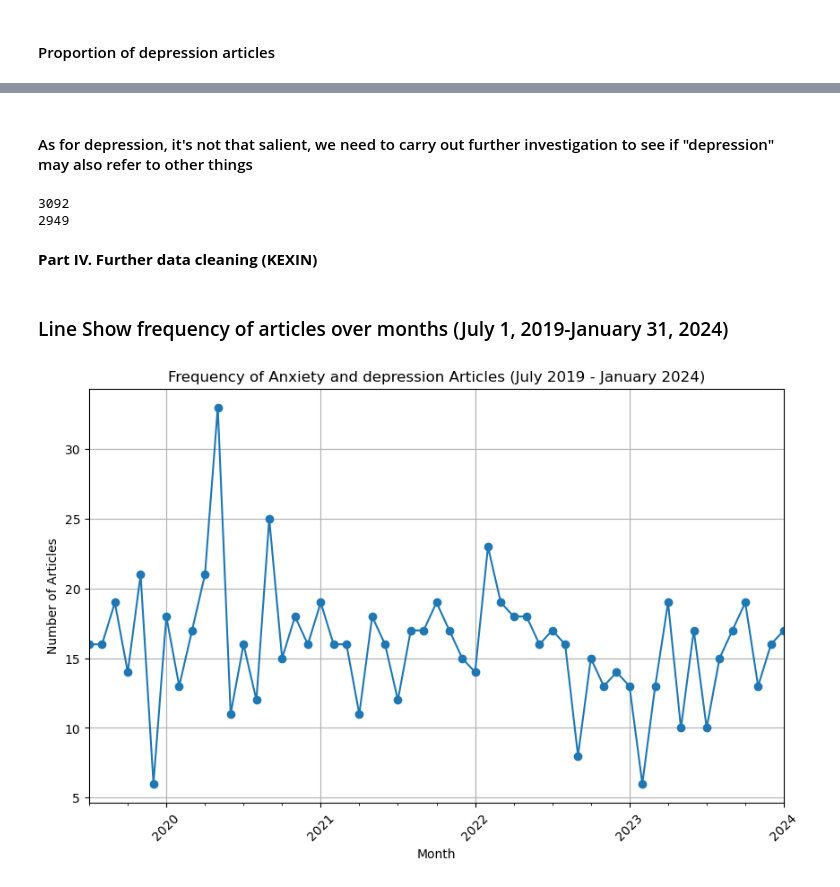
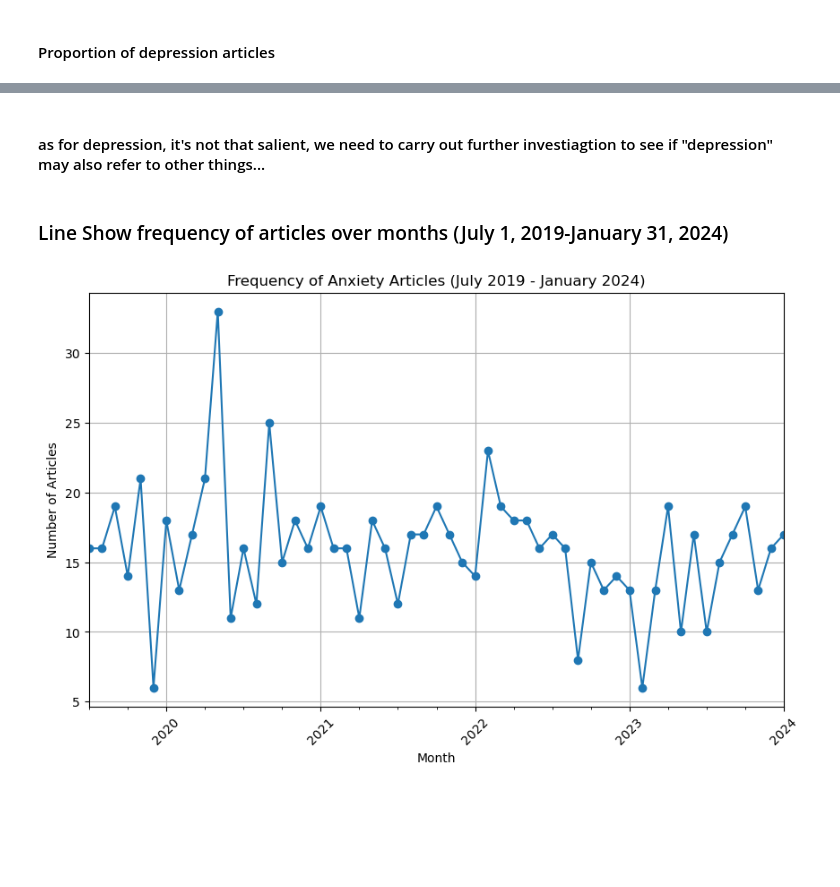
Before and after one commit to kexinz330/mentalhealth-news-kz, a Jupyter notebook: psychkids.ipynb, the cells around one changed output, grey strips where cells are left out. Drawn from its saved outputs; the diff is of its cells as text; code cells hidden in the pictures; blank space fills up the shorter version.

```diff
--- a/psychkids.ipynb
+++ b/psychkids.ipynb
@@ -649,10 +706,2 @@ plt.show()
 # %% [markdown]
-#### As for depression, it's not that salient, we need to carry out further investigation to see if "depression" may also refer to other things
+#### as for depression, it's not that salient, we need to carry out further investiagtion to see if "depression" may also refer to other things...
-# %%
-print(len(depression_articles))
-print(len(anxiety_articles))
-# %% [output]
-3092
-2949
-# %% [markdown]
-**Part IV. Further data cleaning (KEXIN)**
@@ -725,25 +708,19 @@ combined_df.to_csv('combined_articles.csv', index=False)
 # %% [markdown]
 ### Line Show frequency of articles over months (July 1, 2019-January 31, 2024)
 # %%
-# Read the combined DataFrame from the CSV file
-combined_df = pd.read_csv('combined_articles.csv')
-
-# Convert 'Year' and 'Month' columns to datetime
+combined_df = pd.read_csv('combined_articles_guardian.csv')
 combined_df['Date'] = pd.to_datetime(combined_df['Year'].astype(str) + '-' + combined_df['Month'].astype(str), format='%Y-%m')
-
-# Filter articles within the specified time frame (July 1, 2019 to January 31, 2024)
 filtered_df = combined_df[(combined_df['Date'] >= '2019-07-01') & (combined_df['Date'] <= '2024-01-31')]
 
 # Group by month and count the number of anxiety articles
 monthly_counts = filtered_df[filtered_df['Anxiety or Depression'] == 0].groupby('Date').size()
 
-# Plot the frequency of anxiety articles over months
 monthly_counts.plot(kind='line', marker='o', figsize=(10, 6))
-plt.title('Frequency of Anxiety and depression Articles (July 2019 - January 2024)')
+plt.title('Frequency of Anxiety Articles (July 2019 - January 2024)')
 plt.xlabel('Month')
 plt.ylabel('Number of Articles')
 plt.xticks(rotation=45)
 plt.grid(True)
 plt.show()
 # %% [output]
-[figure, old version]
+[figure, new version]
```
Also changed, not shown: parts of 41 cells of this notebook.
